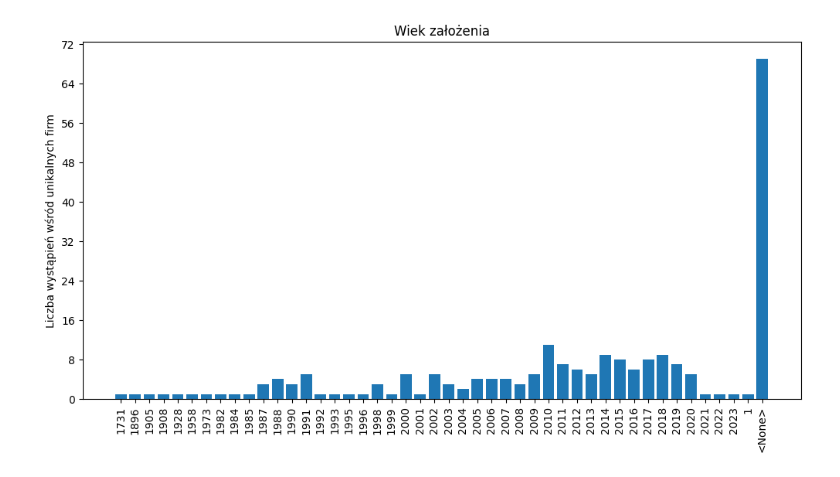
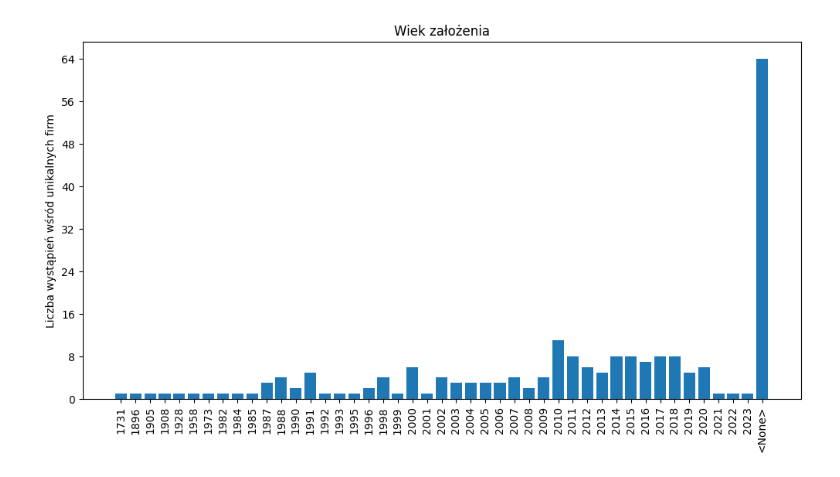
Before and after one commit to JakBiel/Job_scraper, a Jupyter notebook: lab2/JupyterNotebookFolder/jpdata/JupiterFileKuba.ipynb, the cells around one changed output. Cells and saved outputs as stored; diff of their text form; code cells hidden in the pictures.

```diff
--- a/lab2/JupyterNotebookFolder/jpdata/JupiterFileKuba.ipynb
+++ b/lab2/JupyterNotebookFolder/jpdata/JupiterFileKuba.ipynb
@@ -774,7 +774,7 @@ def unique_company_age_ctr(df):
 
     for index, row in df.iterrows():
         company = row['company']
-        founded_in = row['company_info_founded_in']
+        founded_in = row['company_foundation_year']
 
         if company not in once_mentioned:
             counter[founded_in] += 1
@@ -787,34 +787,34 @@ def unique_company_age_ctr(df):
     # Posortuj obie listy kluczy
     numeric_keys = sorted(numeric_keys, key=int)
     non_numeric_keys = sorted(non_numeric_keys)
 
     # Połącz posortowane listy kluczy
     sorted_keys = numeric_keys + non_numeric_keys
 
     # Utwórz posortowany słownik
     sorted_data = {key: counter[key] for key in sorted_keys}
 
     plt.figure(figsize=(12, 6))
 
     # Tworzenie wykresu
     bars = plt.bar(sorted_data.keys(), sorted_data.values())
 
     # Ustawienie oznaczeń na osi X dla wszystkich wartości
     plt.xticks(rotation=90)
 
     plt.ylabel('Liczba wystąpień wśród unikalnych firm')
     plt.title('Wiek założenia')
 
     # Ustawienie formatu osi Y, aby wyświetlać tylko liczby całkowite
     ax = plt.gca()
     ax.yaxis.set_major_locator(plt.MaxNLocator(integer=True))
 
     plt.show()
 
 # Zakładam, że masz już wcześniej zdefiniowane df
 unique_company_age_ctr(df)
 # %% [output]
-[figure, old version]
+[figure, new version]
 # %%
 import re
 from collections import Counter
```
Also changed, not shown: parts of 20 cells of this notebook, 4 other files.
